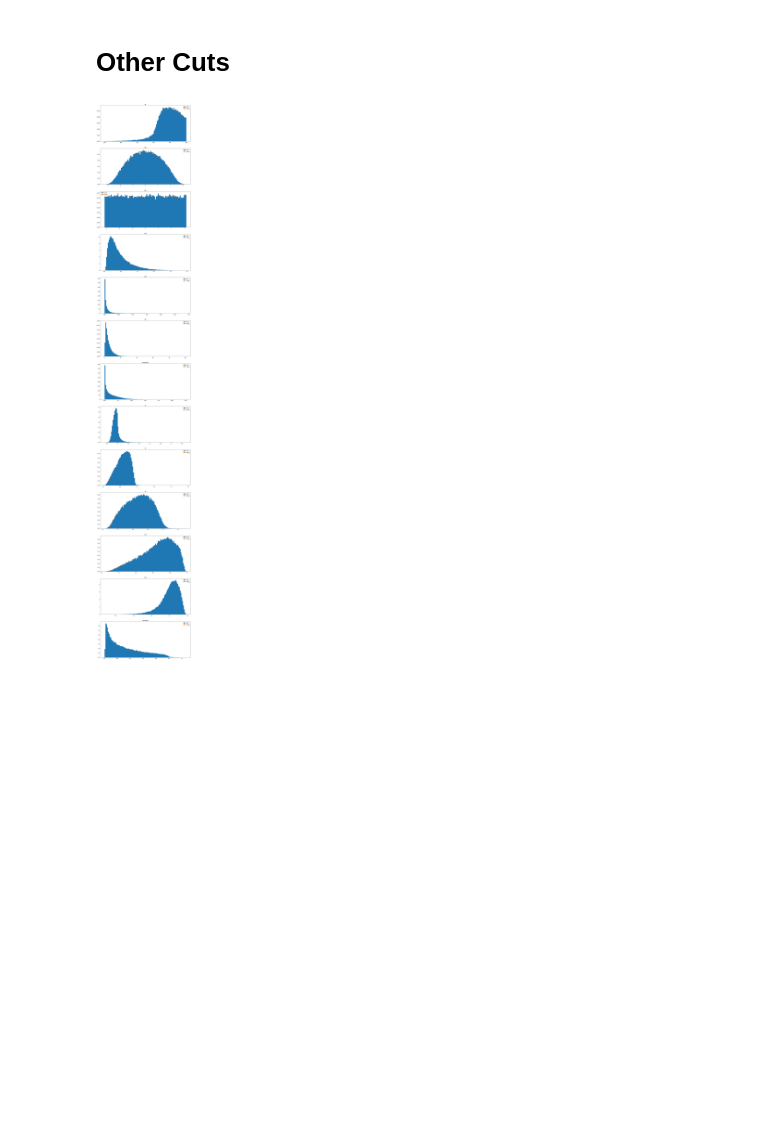
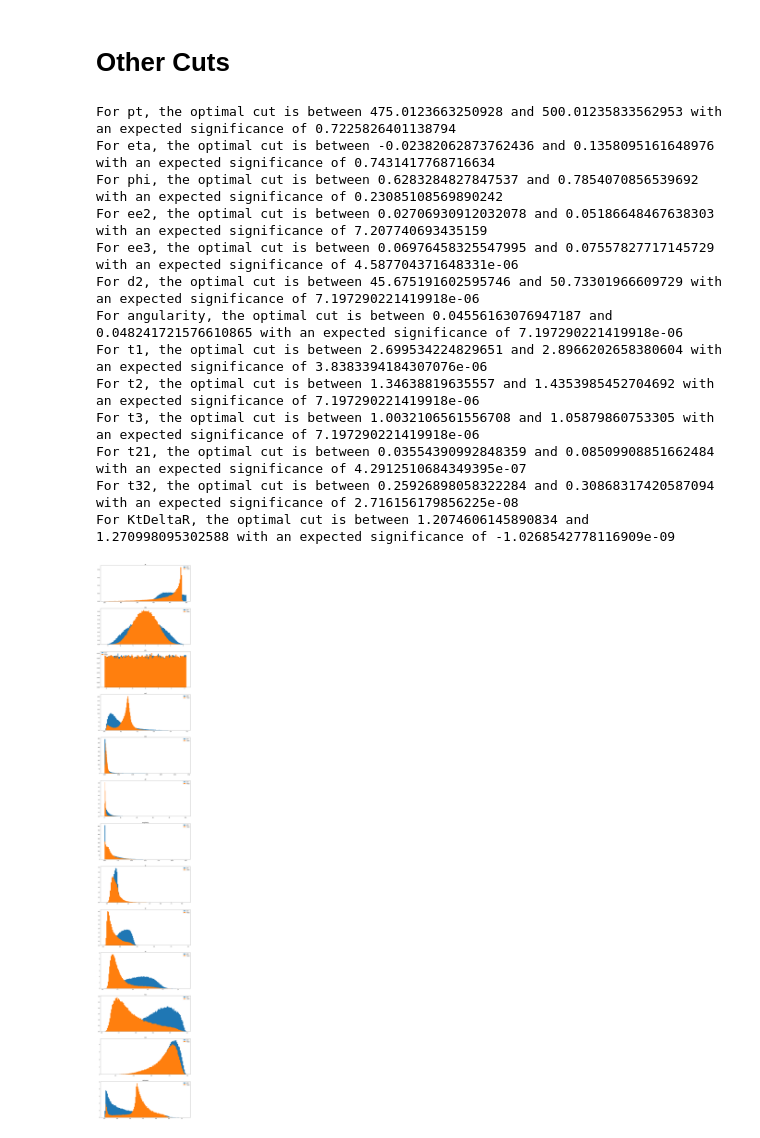
Before and after one commit to jarods00/PHYS434, a Jupyter notebook: Lab 7 & 8.ipynb, the cells around one changed output. Saved outputs shown, nothing was run; the diff lists cells and outputs as text; code cells hidden in the pictures; blank space fills up the shorter version.

```diff
--- a/Lab 7 & 8.ipynb
+++ b/Lab 7 & 8.ipynb
@@ -95,21 +110,60 @@ plt.show()
 # %%
 n_higgs = 100 / 100000
 n_qcd = 20000 / 100000
 
 fig, ax = plt.subplots(13, 1, figsize = (15, 95))
+fig2, ax2 = plt.subplots(1,1)
 
-i = 0
+j = 0
 for key in qcd:
     if key != 'mass':
-
+        # For graphing
         qcd_weight = np.array([n_qcd] * len(qcd[key]))
         higgs_weight = np.array([n_higgs] * len(higgs[key]))
 
-        ax[i].hist([qcd[key], higgs[key]], bins = 100, density = True, stacked = True, weights = [qcd_weight, higgs_weight])
-        ax[i].set_title(key)
-        ax[i].legend(["QCD", "Higgs"])
-        i = i + 1
+#         ax[j].hist([qcd[key], higgs[key]], bins = 100, density = True, stacked = True, weights = [qcd_weight, higgs_weight])
+        ax[j].hist(qcd[key], bins = 100, density = True)
+        ax[j].hist(higgs[key], bins = 100, density = True)
+        ax[j].set_title(key)
+        ax[j].legend(["QCD", "Higgs"])
+
+        # For cuts
+        bin_size = 20
+
+        lower_val = qcd[key].min()
+        upper_val = qcd[key].max()
+
+        hist_qcd = ax2.hist(qcd[key], bins = bin_size, density = False, weights = [qcd_weight], range = (lower_val, upper_val))
+        hist_higgs = ax2.hist(higgs[key], bins = bin_size, density = False, weights = [higgs_weight], range = (lower_val, upper_val))
+
+        cut_sigs = []
+        for i in range(bin_size):
+            n_qcd = hist_qcd[0][i]
+            n_higgs = hist_higgs[0][i]
+            sig = stats.norm.ppf(stats.poisson.cdf(n_higgs + n_qcd, n_qcd, loc = 0))
+            if sig != float('inf'):
+                cut_sigs.append(sig)
+        if len(cut_sigs) > 0:
+            index_max = cut_sigs.index(max(cut_sigs, key = abs))
+            print("For " + key + ", the optimal cut is between " + str(hist_qcd[1][index_max]) + " and " + str(hist_qcd[1][index_max] + (upper_val / bin_size)) + " with an expected significance of " + str(cut_sigs[index_max]))
+        else:
+            print("None for " + key)
+
+        j = j + 1
 
 plt.show()
 # %% [output]
+For pt, the optimal cut is between 475.0123663250928 and 500.01235833562953 with an expected significance of 0.7225826401138794
+For eta, the optimal cut is between -0.02382062873762436 and 0.1358095161648976 with an expected significance of 0.7431417768716634
+For phi, the optimal cut is between 0.6283284827847537 and 0.7854070856539692 with an expected significance of 0.23085108569890242
+For ee2, the optimal cut is between 0.02706930912032078 and 0.05186648467638303 with an expected significance of 7.207740693435159
+For ee3, the optimal cut is between 0.06976458325547995 and 0.07557827717145729 with an expected significance of 4.587704371648331e-06
+For d2, the optimal cut is between 45.675191602595746 and 50.73301966609729 with an expected significance of 7.197290221419918e-06
+For angularity, the optimal cut is between 0.04556163076947187 and 0.048241721576610865 with an expected significance of 7.197290221419918e-06
+For t1, the optimal cut is between 2.699534224829651 and 2.8966202658380604 with an expected significance of 3.8383394184307076e-06
+For t2, the optimal cut is between 1.34638819635557 and 1.4353985452704692 with an expected significance of 7.197290221419918e-06
+For t3, the optimal cut is between 1.0032106561556708 and 1.05879860753305 with an expected significance of 7.197290221419918e-06
+For t21, the optimal cut is between 0.03554390992848359 and 0.08509908851662484 with an expected significance of 4.2912510684349395e-07
+For t32, the optimal cut is between 0.25926898058322284 and 0.30868317420587094 with an expected significance of 2.716156179856225e-08
+For KtDeltaR, the optimal cut is between 1.2074606145890834 and 1.270998095302588 with an expected significance of -1.0268542778116909e-09
-[figure, old version]
+[figure, new version]
```
Also changed, not shown: parts of 5 cells of this notebook.
